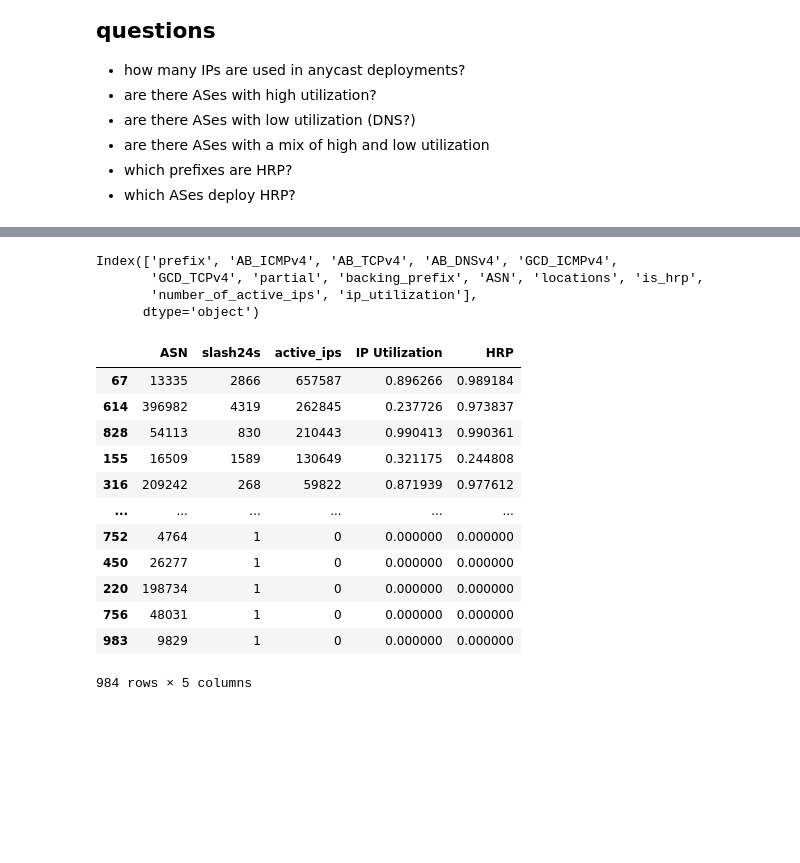
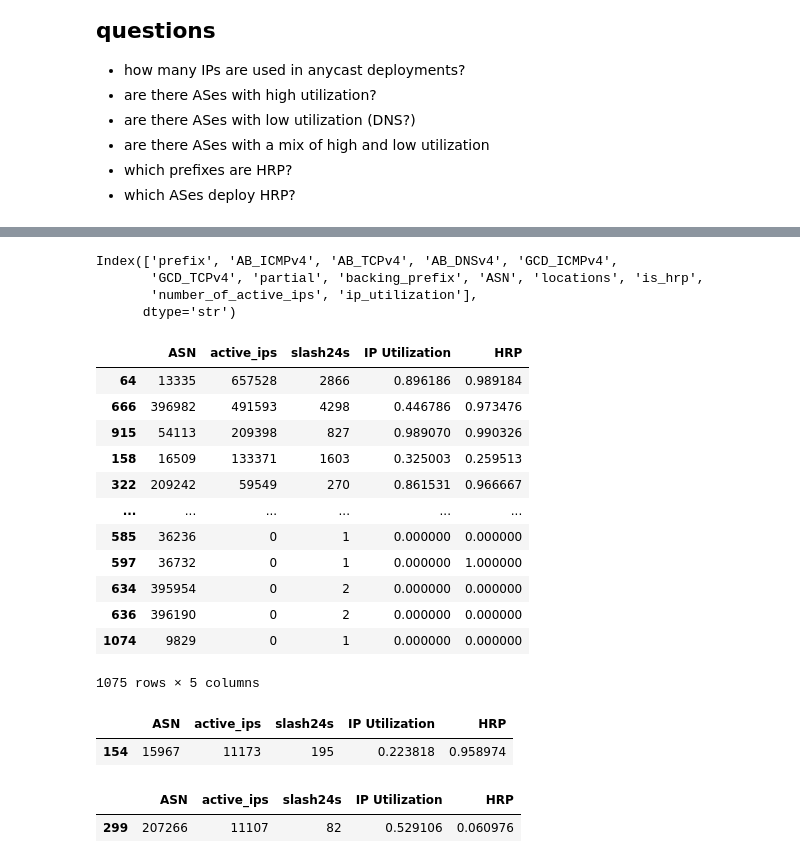
Before and after one commit to gustavoluvizotto/anycast-service-discovery, a Jupyter notebook: analysis/ip_utilization/ip_utilization.ipynb, the cells around one changed output, grey strips where cells are left out. Cells and saved outputs as stored; diff of their text form; code cells hidden in the pictures; blank space fills up the shorter version.

```diff
--- a/analysis/ip_utilization/ip_utilization.ipynb
+++ b/analysis/ip_utilization/ip_utilization.ipynb
@@ -19,11 +19,13 @@ from add_ASN import CaidaASLookup
 import census_helper
 from datetime import datetime
 
-ts = datetime(2026, 2, 4)
+ts = datetime(2026, 2, 18)
 
 import matplotlib.pyplot as plt
 
 # configure matplotlib variables (font and size)
+plt.style.use("default")
+
 plt.rcParams["axes.labelsize"] = 20
 plt.rcParams.update({'font.size': 14})
 # %%
@@ -51,7 +57,9 @@ census_v4
 # %%
 # load in HRP data
 
-hrp = pd.read_csv('nl-ens_20260204_slash24-info.csv.gz')
-hrp['/24'] = hrp['network_address'] + '/24'
+# hrp = pd.read_csv('nl-ens_20260204_slash24-info.csv.gz')
+hrp = pd.read_csv('part-00000-221fd490-deca-4171-ad09-7cf2764b8c5b-c000.csv')
+# hrp['/24'] = hrp['ip'].str.rsplit('.', n=1).str[0] + '.0/24'
+hrp = hrp[hrp['is_hrp']]
 hrp
 # %% [output]
@@ -71,7 +79,7 @@ hrp
 # %%
 # join census with HRP
 
-census_v4['is_hrp'] = census_v4['prefix'].isin(hrp['/24'])
+census_v4['is_hrp'] = census_v4['prefix'].isin(hrp['prefix'])
 
 print(f"there are {census_v4['prefix'].nunique():,} /24s of which {census_v4[census_v4['is_hrp']]['prefix'].nunique():,} are HRP")
 # %% [output]
@@ -79,6 +87,6 @@ there are 14,331 /24s of which 9,686 are HRP
 # %%
 # load in IPs with services (excluding unknowns)
 
-ip_services = pd.read_csv('nl-ens_ips-with-service_20260204_v4.csv.gz')
+ip_services = pd.read_csv('part-00000-a6158df2-c124-48da-814d-c180043134fa-c000.csv')
 ip_services
 # %% [output]
@@ -221,51 +233,64 @@ census_v4.columns
 Index(['prefix', 'AB_ICMPv4', 'AB_TCPv4', 'AB_DNSv4', 'GCD_ICMPv4',
        'GCD_TCPv4', 'partial', 'backing_prefix', 'ASN', 'locations', 'is_hrp',
        'number_of_active_ips', 'ip_utilization'],
-      dtype='object')
+      dtype='str')
 # %%
 # create table: ASN, /24s, active_IPs, IP_utilization, %HRP
 
+# adjust for MOAS
+census_v4_exploded = census_v4.assign(ASN=census_v4['ASN'].str.split('_')).explode('ASN')
+
 asn_table = (
-    census_v4
+    census_v4_exploded
         .groupby('ASN')
         .agg(
+            active_ips=('number_of_active_ips', 'sum'),
+            hrp_count=('is_hrp', 'sum'),
             slash24s=('prefix', 'count'),
-            active_ips=('number_of_active_ips', 'sum'),
-            hrp_count=('is_hrp', 'sum')
         )
 )
 
 # calculate utilization at AS granularity
 asn_table['IP Utilization'] = (
     asn_table['active_ips'] / (asn_table['slash24s'] * 256)
 )
 
 # calculate percentage of HRP
 asn_table['HRP'] = (
     asn_table['hrp_count'] / asn_table['slash24s']
 )
 
 asn_table = asn_table.drop(columns='hrp_count')
 
 asn_table = asn_table.reset_index()
 
 asn_table.sort_values(by='active_ips', ascending=False, inplace=True)
 
 asn_table
 # %% [output]
-|  | ASN | slash24s | active_ips | IP Utilization | HRP |
-| 67 | 13335 | 2866 | 657587 | 0.896266 | 0.989184 |
-| 614 | 396982 | 4319 | 262845 | 0.237726 | 0.973837 |
-| 828 | 54113 | 830 | 210443 | 0.990413 | 0.990361 |
-| 155 | 16509 | 1589 | 130649 | 0.321175 | 0.244808 |
-| 316 | 209242 | 268 | 59822 | 0.871939 | 0.977612 |
+|  | ASN | active_ips | slash24s | IP Utilization | HRP |
+| 64 | 13335 | 657528 | 2866 | 0.896186 | 0.989184 |
+| 666 | 396982 | 491593 | 4298 | 0.446786 | 0.973476 |
+| 915 | 54113 | 209398 | 827 | 0.989070 | 0.990326 |
+| 158 | 16509 | 133371 | 1603 | 0.325003 | 0.259513 |
+| 322 | 209242 | 59549 | 270 | 0.861531 | 0.966667 |
 | ... | ... | ... | ... | ... | ... |
-| 752 | 4764 | 1 | 0 | 0.000000 | 0.000000 |
-| 450 | 26277 | 1 | 0 | 0.000000 | 0.000000 |
-| 220 | 198734 | 1 | 0 | 0.000000 | 0.000000 |
-| 756 | 48031 | 1 | 0 | 0.000000 | 0.000000 |
-| 983 | 9829 | 1 | 0 | 0.000000 | 0.000000 |
+| 585 | 36236 | 0 | 1 | 0.000000 | 0.000000 |
+| 597 | 36732 | 0 | 1 | 0.000000 | 1.000000 |
+| 634 | 395954 | 0 | 2 | 0.000000 | 0.000000 |
+| 636 | 396190 | 0 | 2 | 0.000000 | 0.000000 |
+| 1074 | 9829 | 0 | 1 | 0.000000 | 0.000000 |
-984 rows × 5 columns
+1075 rows × 5 columns
+# %%
+asn_table[asn_table['ASN'] == "15967"]
+# %% [output]
+|  | ASN | active_ips | slash24s | IP Utilization | HRP |
+| 154 | 15967 | 11173 | 195 | 0.223818 | 0.958974 |
+# %%
+asn_table[asn_table['ASN'] == "207266"]
+# %% [output]
+|  | ASN | active_ips | slash24s | IP Utilization | HRP |
+| 299 | 207266 | 11107 | 82 | 0.529106 | 0.060976 |
 # %%
 latex_table = asn_table.sort_values('active_ips', ascending=False).head(10).to_latex(
     index=False,
```
Also changed, not shown: parts of 75 cells of this notebook, 18 other files.
